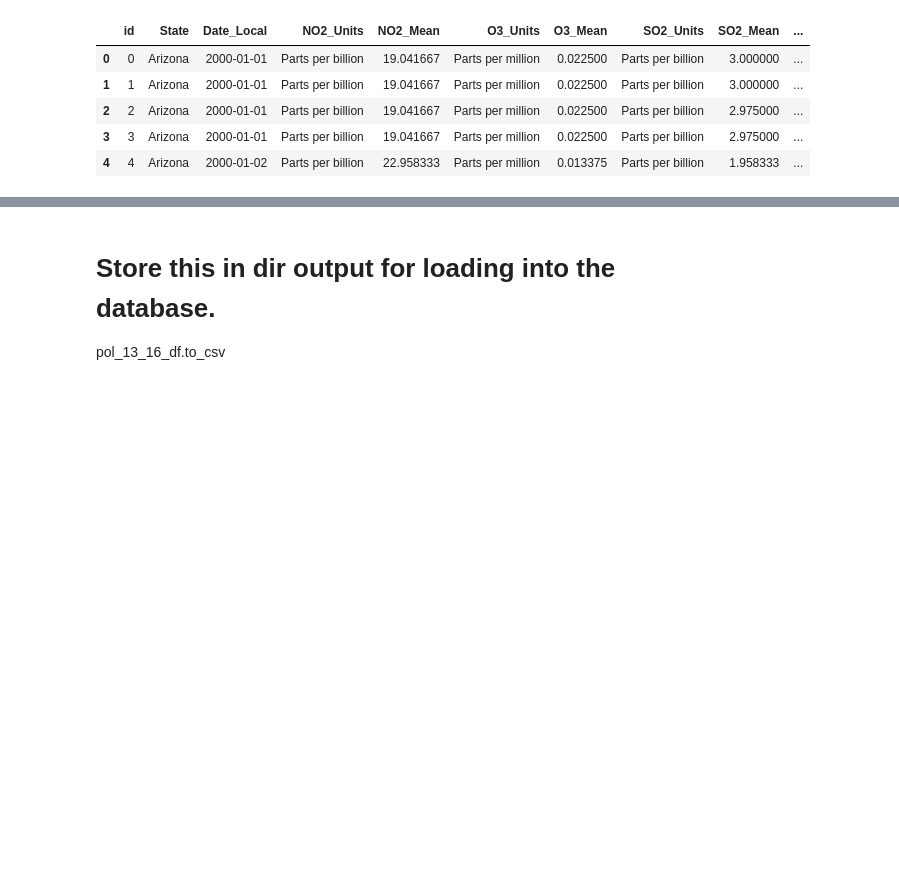
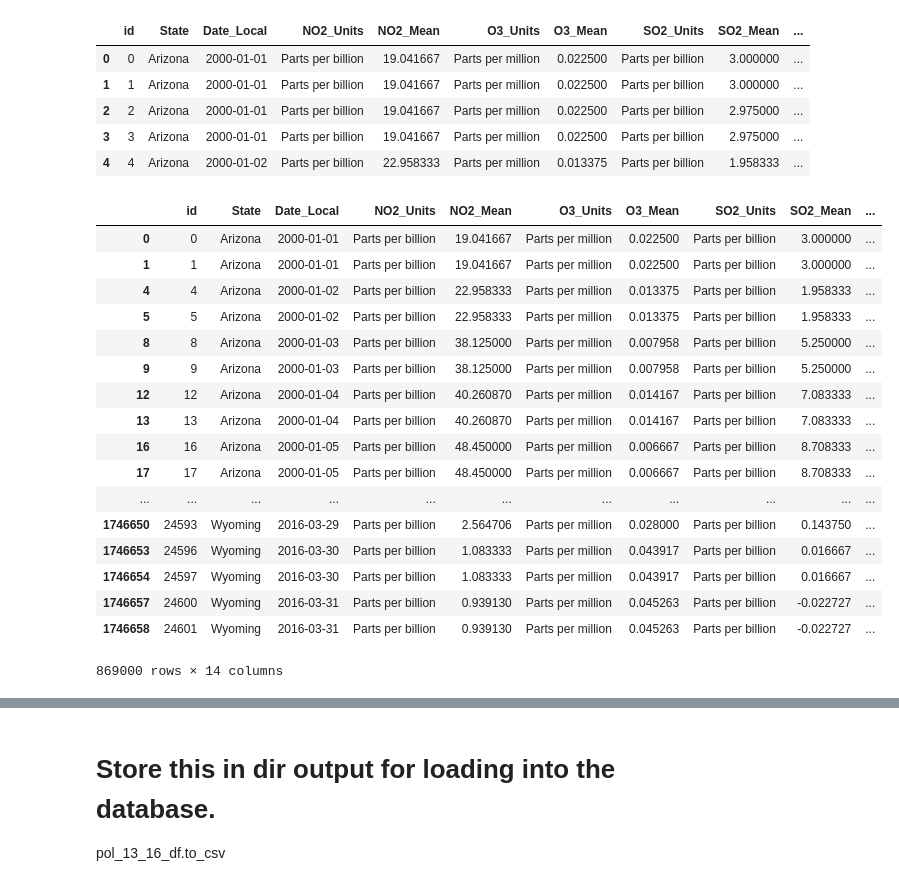
Before and after one commit to emilou1981/ETL-Project, a Jupyter notebook: extract_pollution.ipynb, the cells around one changed output, grey strips where cells are left out. Saved outputs shown, nothing was run; the diff lists cells and outputs as text; code cells hidden in the pictures; blank space fills up the shorter version.

```diff
--- a/extract_pollution.ipynb
+++ b/extract_pollution.ipynb
@@ -40,3 +45,24 @@ pol_df.head()
+# %%
+pol_df
+# %% [output]
+|  | id | State | Date_Local | NO2_Units | NO2_Mean | O3_Units | O3_Mean | SO2_Units | SO2_Mean | ... |
+| 0 | 0 | Arizona | 2000-01-01 | Parts per billion | 19.041667 | Parts per million | 0.022500 | Parts per billion | 3.000000 | ... |
+| 1 | 1 | Arizona | 2000-01-01 | Parts per billion | 19.041667 | Parts per million | 0.022500 | Parts per billion | 3.000000 | ... |
+| 4 | 4 | Arizona | 2000-01-02 | Parts per billion | 22.958333 | Parts per million | 0.013375 | Parts per billion | 1.958333 | ... |
+| 5 | 5 | Arizona | 2000-01-02 | Parts per billion | 22.958333 | Parts per million | 0.013375 | Parts per billion | 1.958333 | ... |
+| 8 | 8 | Arizona | 2000-01-03 | Parts per billion | 38.125000 | Parts per million | 0.007958 | Parts per billion | 5.250000 | ... |
+| 9 | 9 | Arizona | 2000-01-03 | Parts per billion | 38.125000 | Parts per million | 0.007958 | Parts per billion | 5.250000 | ... |
+| 12 | 12 | Arizona | 2000-01-04 | Parts per billion | 40.260870 | Parts per million | 0.014167 | Parts per billion | 7.083333 | ... |
+| 13 | 13 | Arizona | 2000-01-04 | Parts per billion | 40.260870 | Parts per million | 0.014167 | Parts per billion | 7.083333 | ... |
+| 16 | 16 | Arizona | 2000-01-05 | Parts per billion | 48.450000 | Parts per million | 0.006667 | Parts per billion | 8.708333 | ... |
+| 17 | 17 | Arizona | 2000-01-05 | Parts per billion | 48.450000 | Parts per million | 0.006667 | Parts per billion | 8.708333 | ... |
+| ... | ... | ... | ... | ... | ... | ... | ... | ... | ... | ... |
+| 1746650 | 24593 | Wyoming | 2016-03-29 | Parts per billion | 2.564706 | Parts per million | 0.028000 | Parts per billion | 0.143750 | ... |
+| 1746653 | 24596 | Wyoming | 2016-03-30 | Parts per billion | 1.083333 | Parts per million | 0.043917 | Parts per billion | 0.016667 | ... |
+| 1746654 | 24597 | Wyoming | 2016-03-30 | Parts per billion | 1.083333 | Parts per million | 0.043917 | Parts per billion | 0.016667 | ... |
+| 1746657 | 24600 | Wyoming | 2016-03-31 | Parts per billion | 0.939130 | Parts per million | 0.045263 | Parts per billion | -0.022727 | ... |
+| 1746658 | 24601 | Wyoming | 2016-03-31 | Parts per billion | 0.939130 | Parts per million | 0.045263 | Parts per billion | -0.022727 | ... |
+869000 rows × 14 columns
 # %%
 # # iterate/loop over the rows in the DF.  Split 'Date_local', that I assume
 # # is MM/DD/YYYY,
```
Also changed, not shown: parts of 6 cells of this notebook, 1 other file.
